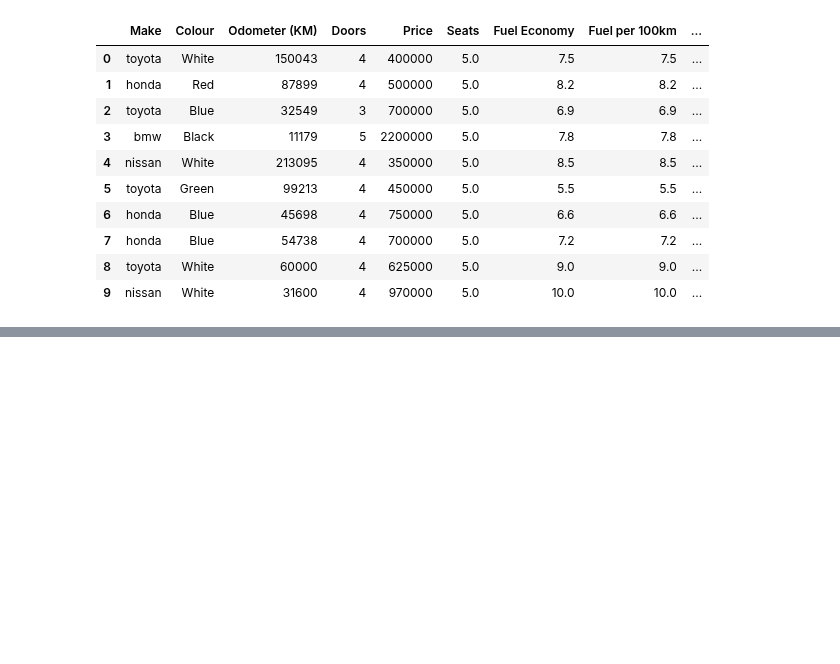
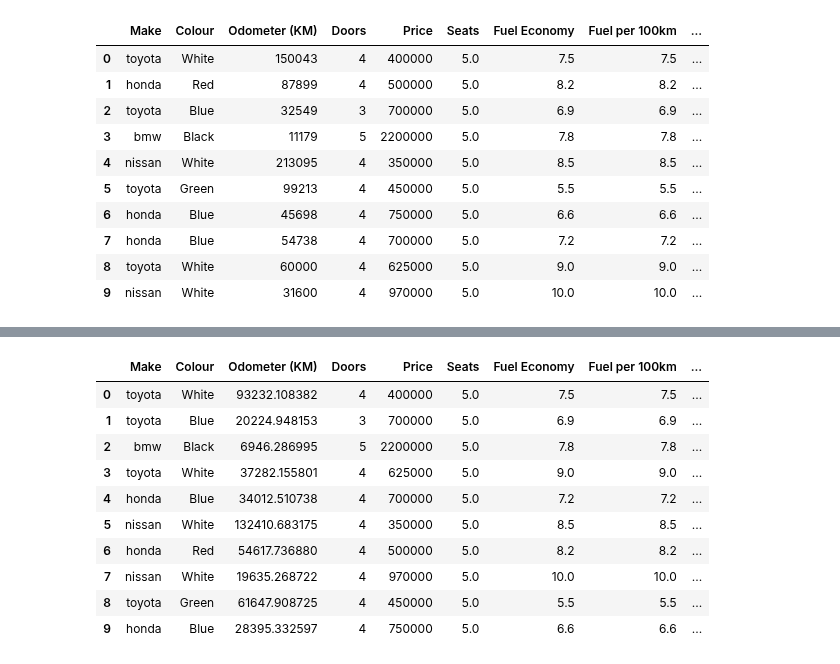
Before and after one commit to LaylaAbboud02/ai-ml-bootcamp, a Jupyter notebook: sample_project/introduction-to-pandas.ipynb, the cells around one changed output, grey strips where cells are left out. Cells and saved outputs as stored; diff of their text form; code cells hidden in the pictures; blank space fills up the shorter version.

```diff
--- a/sample_project/introduction-to-pandas.ipynb
+++ b/sample_project/introduction-to-pandas.ipynb
@@ -443,0 +475,15 @@ car_sales
+# %%
+car_sales["Odometer (KM)"] = car_sales["Odometer (KM)"].apply(lambda x: x * 0.621371) # Convert the "Odometer (KM)" column from kilometers to miles using a lambda function
+car_sales
+# %% [output]
+|  | Make | Colour | Odometer (KM) | Doors | Price | Seats | Fuel Economy | Fuel per 100km | ... |
+| 0 | toyota | White | 93232.108382 | 4 | 400000 | 5.0 | 7.5 | 7.5 | ... |
+| 1 | toyota | Blue | 20224.948153 | 3 | 700000 | 5.0 | 6.9 | 6.9 | ... |
+| 2 | bmw | Black | 6946.286995 | 5 | 2200000 | 5.0 | 7.8 | 7.8 | ... |
+| 3 | toyota | White | 37282.155801 | 4 | 625000 | 5.0 | 9.0 | 9.0 | ... |
+| 4 | honda | Blue | 34012.510738 | 4 | 700000 | 5.0 | 7.2 | 7.2 | ... |
+| 5 | nissan | White | 132410.683175 | 4 | 350000 | 5.0 | 8.5 | 8.5 | ... |
+| 6 | honda | Red | 54617.736880 | 4 | 500000 | 5.0 | 8.2 | 8.2 | ... |
+| 7 | nissan | White | 19635.268722 | 4 | 970000 | 5.0 | 10.0 | 10.0 | ... |
+| 8 | toyota | Green | 61647.908725 | 4 | 450000 | 5.0 | 5.5 | 5.5 | ... |
+| 9 | honda | Blue | 28395.332597 | 4 | 750000 | 5.0 | 6.6 | 6.6 | ... |
```
Also changed, not shown: parts of 2 cells of this notebook.
